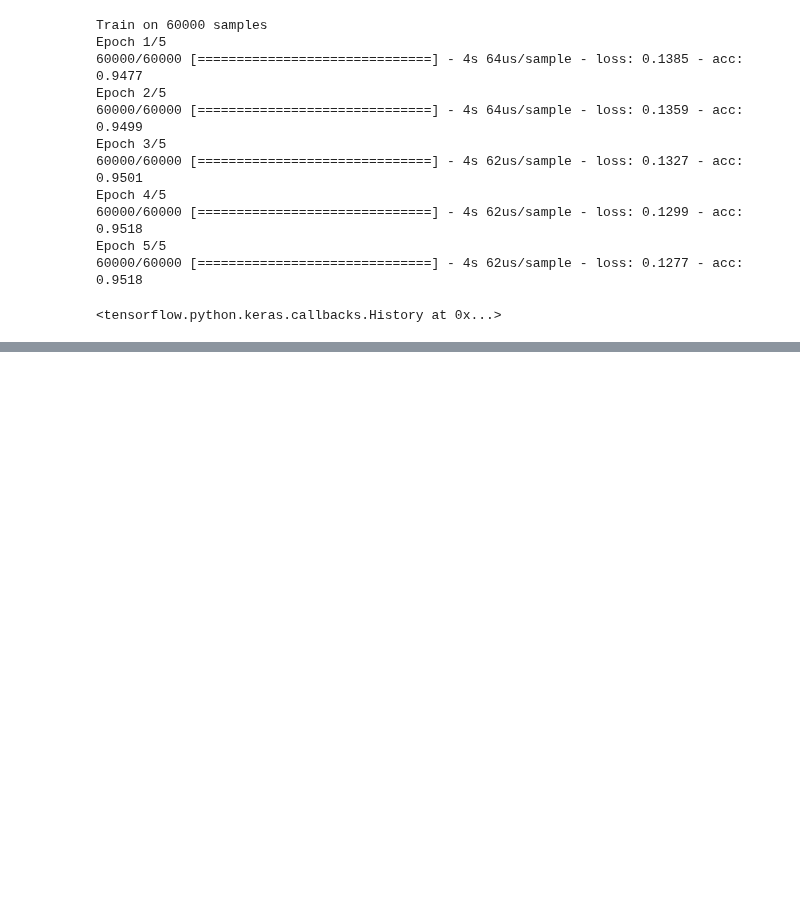
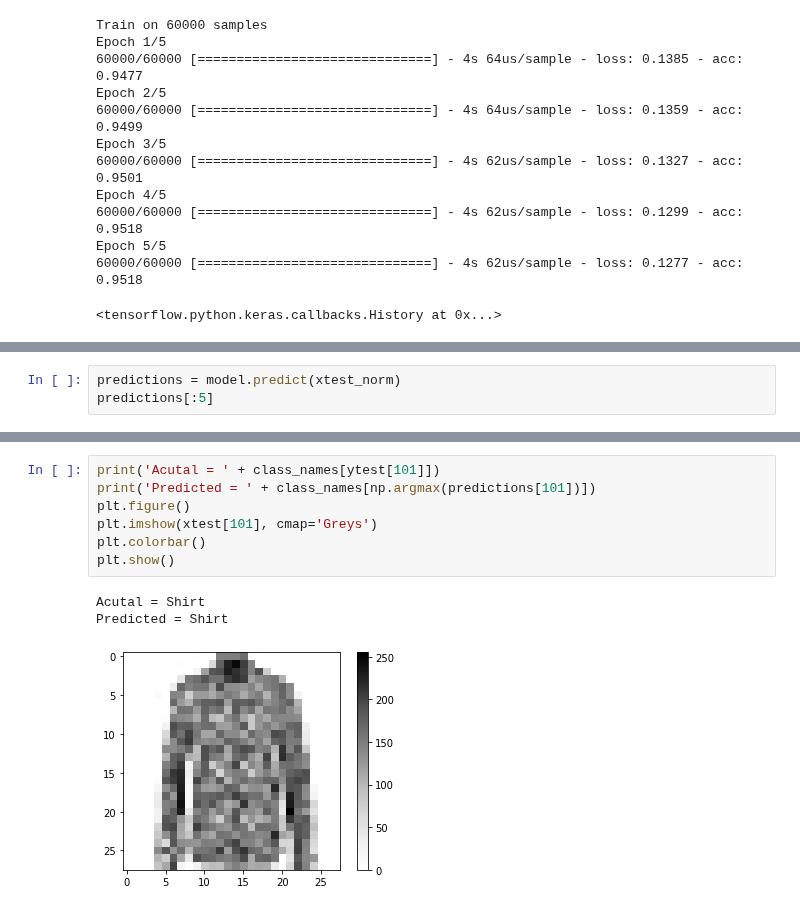
Before and after one commit to lellabhaskar/DataScience, a Jupyter notebook: 2/2p_Keras_Classification.ipynb, the cells around one changed output, grey strips where cells are left out. Drawn from its saved outputs; the diff is of its cells as text; blank space fills up the shorter version.

```diff
--- a/2/2p_Keras_Classification.ipynb
+++ b/2/2p_Keras_Classification.ipynb
@@ -276,0 +310,3 @@ Epoch 5/5
+# %%
+predictions = model.predict(xtest_norm)
+predictions[:5]
@@ -276,0 +338,11 @@ Epoch 5/5
+# %%
+print('Acutal = ' + class_names[ytest[101]])
+print('Predicted = ' + class_names[np.argmax(predictions[101])])
+plt.figure()
+plt.imshow(xtest[101], cmap='Greys')
+plt.colorbar()
+plt.show()
+# %% [output]
+Acutal = Shirt
+Predicted = Shirt
+[figure, added]
```
Also changed, not shown: parts of 8 cells of this notebook.
